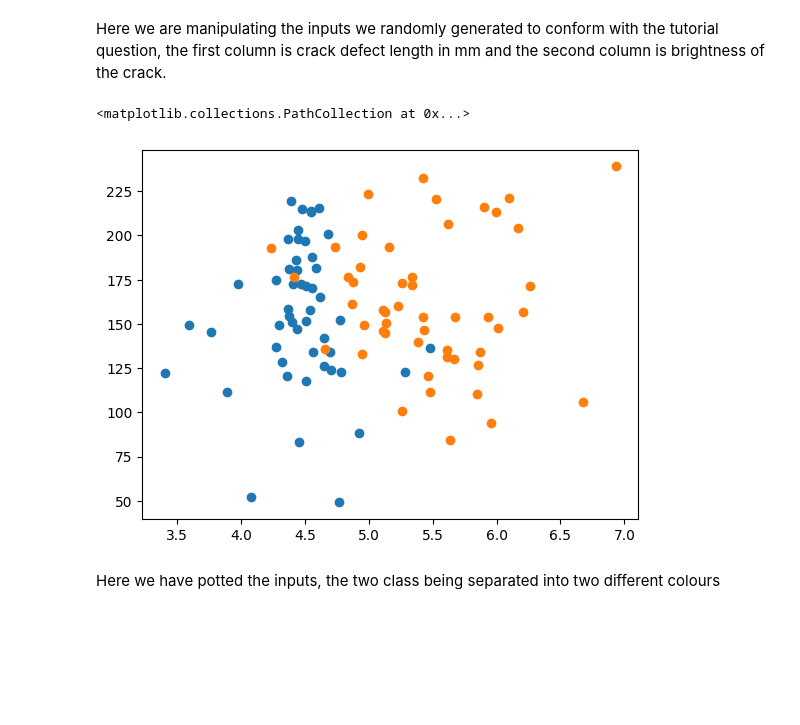
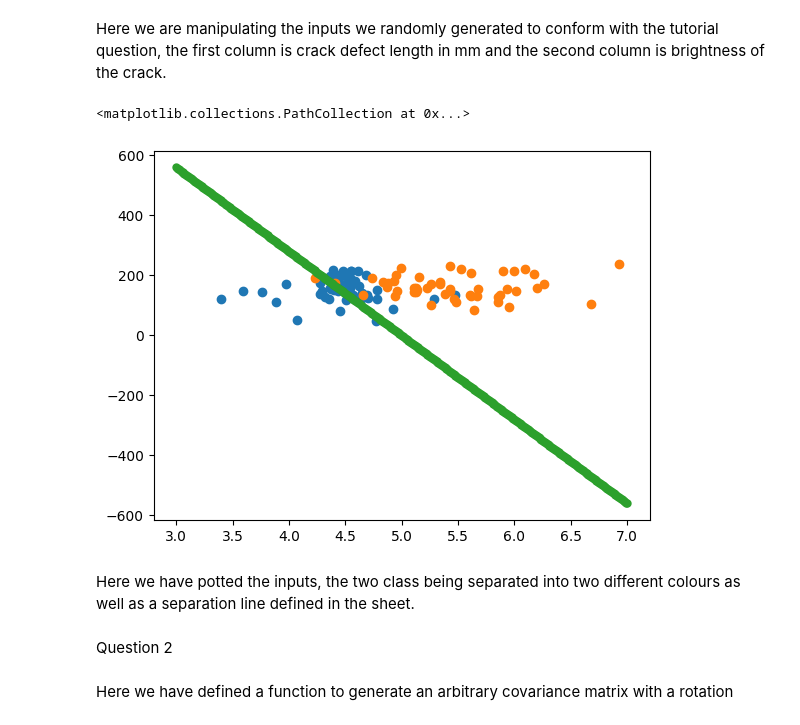
Before and after one commit to JGrant3101/ME4MachineLearning, a Jupyter notebook: Tutorial1.ipynb, the cells around one changed output. Drawn from its saved outputs; the diff is of its cells as text; code cells hidden in the pictures; blank space fills up the shorter version.

```diff
--- a/Tutorial1.ipynb
+++ b/Tutorial1.ipynb
@@ -24,13 +26,23 @@ Here we are manipulating the inputs we randomly generated to conform with the tu
 # %%
 # Importing the plotting library
 import matplotlib.pyplot as plt
 # Plotting the two separate classes of inputs on the same axis, x axis is first column of input
 # (crack length) and the y axis is the second column (Crack brightness)
 fig , ax = plt.subplots()
 ax.scatter(X[y == 0, 0], X[y == 0, 1])
 ax.scatter(X[y == 1, 0], X[y == 1, 1])
+
+# Creating an x1 array
+x1 = np.linspace(3, 7, 500)
+# Creating the function defined in the tutorial question
+x2 = -280 * x1 + 1400
+
+# plotting the y = -280x + 1400 curve
+ax.scatter(x1, x2, linewidths = 0.01)
 # %% [output]
 <matplotlib.collections.PathCollection at 0x...>
-[figure, old version]
+[figure, new version]
 # %% [markdown]
-Here we have potted the inputs, the two class being separated into two different colours
+Here we have potted the inputs, the two class being separated into two different colours as well as a separation line defined in the sheet.
+# %% [markdown]
+Question 2
@@ -36,0 +62,2 @@ Here we have potted the inputs, the two class being separated into two different
+# %% [markdown]
+Here we have defined a function to generate an arbitrary covariance matrix with a rotation
```
Also changed, not shown: parts of 9 cells of this notebook.
